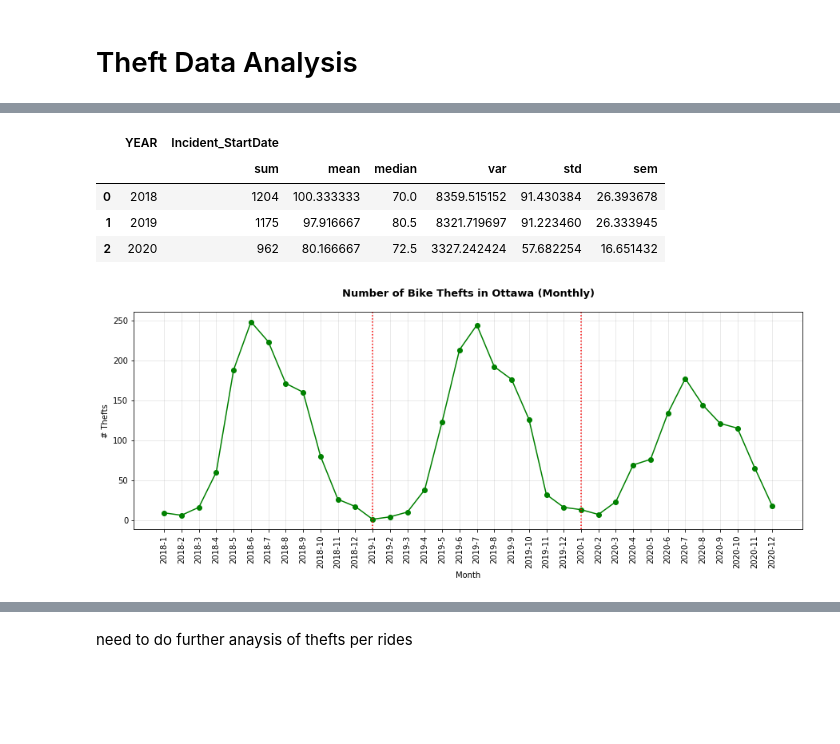
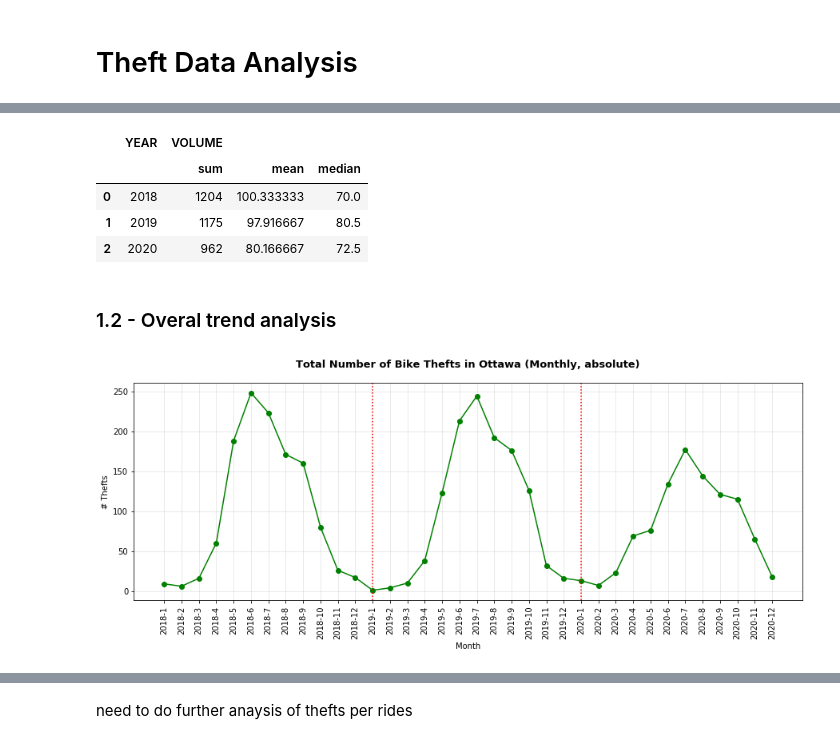
Before and after one commit to itspria/Bike-Theft-Analysis, a Jupyter notebook: code/theft_analysis.ipynb, the cells around one changed output, grey strips where cells are left out. Cells and saved outputs as stored; diff of their text form; code cells hidden in the pictures; blank space fills up the shorter version.

```diff
--- a/code/theft_analysis.ipynb
+++ b/code/theft_analysis.ipynb
@@ -13,4 +18,7 @@ v_theft_url = "../data_sets/v_theft_clean.csv"
 # Read Ottawa and Vancouver file and store into Pandas data frame
 o_theft_df = pd.read_csv(o_theft_url)
 v_theft_df = pd.read_csv(v_theft_url)
-#o_theft_df
+o_theft_df["VOLUME"]= 1
+v_theft_df["VOLUME"]= 1
+
+o_theft_df
@@ -50,28 +65,32 @@ o_theft_group
 # %%
-o_theft_stat = o_theft_group.groupby(['YEAR']).agg({"Incident_StartDate": ['sum','mean','median','var','std','sem']})
+#adding some statistics
+o_theft_stat = o_theft_group.groupby(['YEAR']).agg({"VOLUME": ['sum','mean','median']})
 o_theft_stat.reset_index(inplace=True)
 o_theft_stat
 # %% [output]
-|  | YEAR | Incident_StartDate |  |  |  |  |  |
-|  |  | sum | mean | median | var | std | sem |
-| 0 | 2018 | 1204 | 100.333333 | 70.0 | 8359.515152 | 91.430384 | 26.393678 |
-| 1 | 2019 | 1175 | 97.916667 | 80.5 | 8321.719697 | 91.223460 | 26.333945 |
-| 2 | 2020 | 962 | 80.166667 | 72.5 | 3327.242424 | 57.682254 | 16.651432 |
+|  | YEAR | VOLUME |  |  |
+|  |  | sum | mean | median |
+| 0 | 2018 | 1204 | 100.333333 | 70.0 |
+| 1 | 2019 | 1175 | 97.916667 | 80.5 |
+| 2 | 2020 | 962 | 80.166667 | 72.5 |
+# %% [markdown]
+### 1.2 - Overal trend analysis
 # %%
 #ploting data series for Ottawa bike thefts (monthly)
 plt.figure(figsize = (15,5))
-plt.plot(o_theft_group["Marker"], o_theft_group["Incident_StartDate"],color = "g", marker = "o")
+plt.plot(o_theft_group["Marker"], o_theft_group["VOLUME"],color = "g", marker = "o")
 
-plt.title(f"Number of Bike Thefts in Ottawa (Monthly)", fontsize = 13, fontweight = 'bold',y=1.05)
+plt.title(f"Total Number of Bike Thefts in Ottawa (Monthly, absolute)", fontsize = 13, fontweight = 'bold',y=1.05)
 plt.xlabel("Month")
 plt.xticks(rotation = 90)
 plt.ylabel("# Thefts")
 plt.grid(b=None, which='major', axis='both', color = "grey", alpha = 0.20)
 plt.axvline(12, color = "red", linestyle = "dotted")
 plt.axvline(24, color = "red", linestyle = "dotted")
+plt.savefig("../analysis/ottawa_bike_thefts_month.png")
 plt.show()
 # %% [output]
-[figure, old version]
+[figure, new version]
 # %%
 #ploting data series for Ottawa bike thefts (yearly)
 plt.figure(figsize = (5,5))
```
Also changed, not shown: parts of 47 cells of this notebook, 18 other files.
